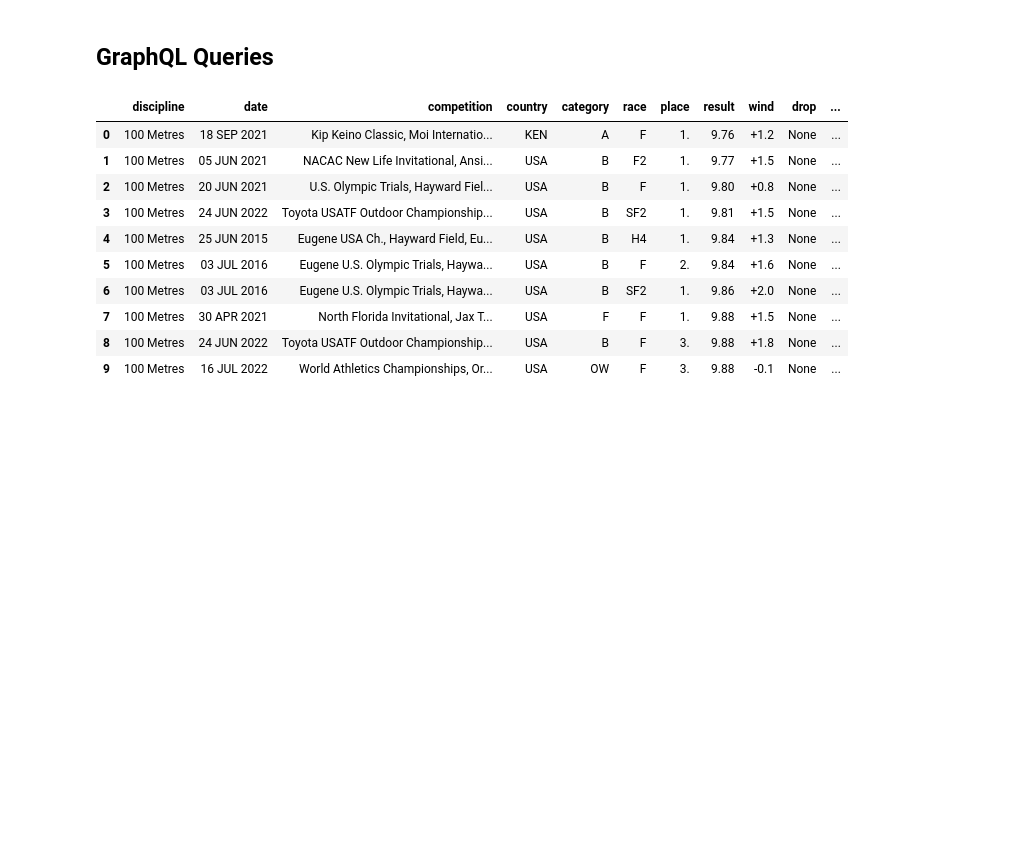
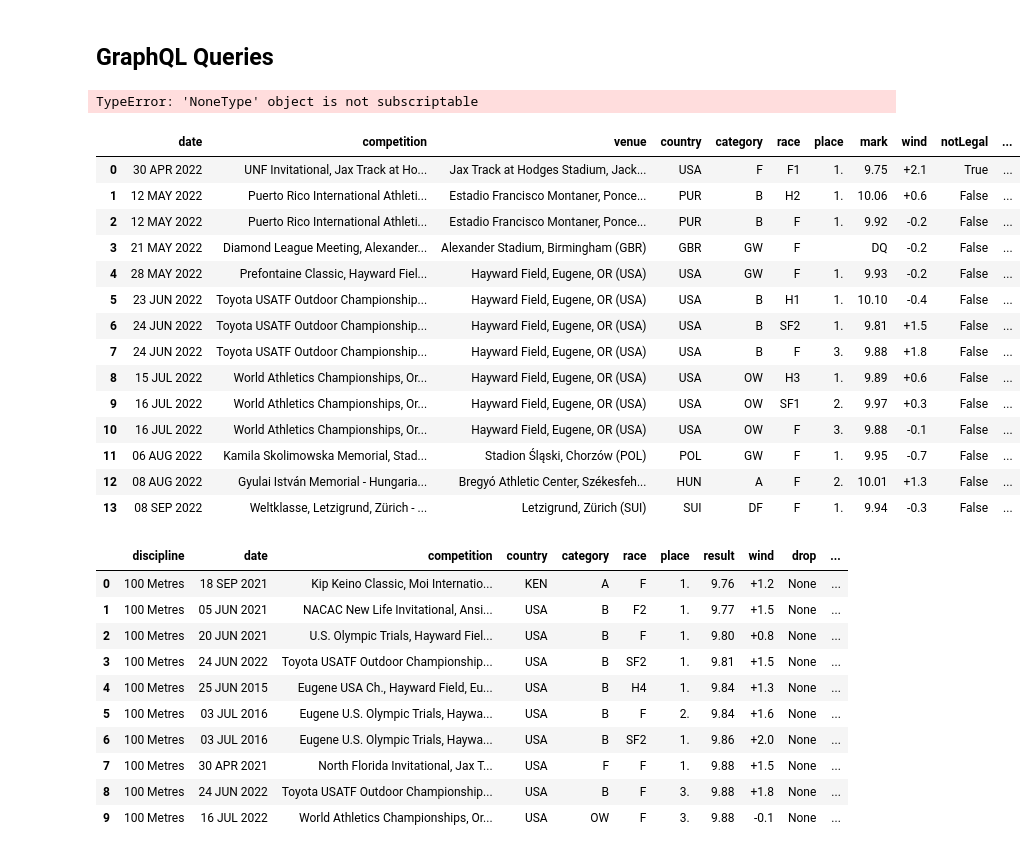
Before and after one commit to georgealexanderday/athletics, a Jupyter notebook: athletics/summative_2.ipynb, the cells around one changed output. Cells and saved outputs as stored; diff of their text form; code cells hidden in the pictures; blank space fills up the shorter version.

```diff
--- a/athletics/summative_2.ipynb
+++ b/athletics/summative_2.ipynb
@@ -106,13 +125,13 @@ def create_headers() -> Dict[str, str]:
     Returns a dict containing the required HTTP headers for the graphql request.
     """
     headers = {
-        "Host": "swf4l5luwzewflhp2kefwlajuu.appsync-api.eu-west-1.amazonaws.com",
+        "Host": "x2iza5bwnneavfz3tdx4osjp6e.appsync-api.eu-west-1.amazonaws.com",
         "Accept": "*/*",
         "Accept-Language": "en-GB,en;q=0.5",
         "Accept-Encoding": "gzip, deflate, br",
         "Referer": "https://worldathletics.org/",
         "content-type": "application/json",
-        "x-api-key": "da2-wugyvvmszndg5hmygcuogwfdaq",
+        "x-api-key": "da2-i7akoctidrg5xi7atduiyjebym",
         "x-amz-user-agent": "aws-amplify/3.0.2",
         "Origin": "https://worldathletics.org",
         "Connection": "keep-alive",
@@ -126,7 +145,7 @@ def create_headers() -> Dict[str, str]:
 
 def create_season_payload(athlete_id: int) -> Dict:
     """
-    Create the payload for the graphql request.
+    Create the payload for the athletes season graphql request.
 
     Params:
         athlete_id: Identifier for an athlete.
@@ -139,22 +158,36 @@ def create_season_payload(athlete_id: int) -> Dict:
         "variables":{
             "resultsByYearOrderBy":"discipline",
             "id":athlete_id,
+            "resultsByYear": "2021"
         },
         "query":"query GetSingleCompetitorResultsDiscipline($id: Int, $resultsByYearOrderBy: String, $resultsByYear: Int) {\n  getSingleCompetitorResultsDiscipline(id: $id, resultsByYear: $resultsByYear, resultsByYearOrderBy: $resultsByYearOrderBy) {\n    parameters {\n      resultsByYear\n      resultsByYearOrderBy\n      __typename\n    }\n    activeYears\n    resultsByEvent {\n      indoor\n      disciplineCode\n      disciplineNameUrlSlug\n      typeNameUrlSlug\n      discipline\n      withWind\n      results {\n        date\n        competition\n        venue\n        country\n        category\n        race\n        place\n        mark\n        wind\n        notLegal\n        resultScore\n        remark\n        __typename\n      }\n      __typename\n    }\n    __typename\n  }\n}\n"
     }
     return payload
 
 def create_all_time_payload(athlete_id: int) -> Dict:
+    """
+    Create the payload for the athletes all-time graphql request.
+
+    Params:
+        athlete_id: Identifier for an athlete.
+
+    Returns:
+        payload: graphql request payload.
+    """
     payload={
         "operationName": "GetSingleCompetitorAllTimePersonalTop10",
         "variables":{
-            "allTimePersonalTop10Discipline": 10229630,
+            "allTimePersonalTop10Discipline": 10229630, #fixed id for 100m
             "id":athlete_id,
         },
         "query":"query GetSingleCompetitorAllTimePersonalTop10($id: Int, $urlSlug: String, $allTimePersonalTop10Discipline: Int) {\n  getSingleCompetitorAllTimePersonalTop10(id: $id, urlSlug: $urlSlug, allTimePersonalTop10Discipline: $allTimePersonalTop10Discipline) {\n    parameters {\n      allTimePersonalTop10Discipline\n      __typename\n    }\n    disciplines {\n      id\n      name\n      __typename\n    }\n    results {\n      discipline\n      date\n      competition\n      country\n      category\n      race\n      place\n      result\n      wind\n      drop\n      withWind\n      withDrop\n      score\n      records\n      remark\n      __typename\n    }\n    __typename\n  }\n}\n"
     }
     return payload
 
+def create_basic_df_from_event_results(event_results: Dict) -> pd.DataFrame:
+    df = pd.DataFrame.from_records(event_results)
+    df = df.drop(['remark', '__typename'], axis=1)
+    return df
 
 
 def filter_season_results(data: Dict) -> pd.DataFrame:
@@ -164,14 +197,12 @@ def filter_season_results(data: Dict) -> pd.DataFrame:
         if event["disciplineCode"] == "100":
             event_results = event['results']
 
-    df = pd.DataFrame.from_records(event_results)
-    df = df.drop(['remark', '__typename'], axis=1)
+    df = create_basic_df_from_event_results(event_results)
     return df
 
 def filter_all_time_results(data: Dict) -> pd.DataFrame:
     event_results = data["data"]["getSingleCompetitorAllTimePersonalTop10"]["results"]
-    df = pd.DataFrame.from_records(event_results)
-    df = df.drop(['remark', '__typename'], axis=1)
+    df = create_basic_df_from_event_results(event_results)
     return df
 
 def init_athlete_to_results(athlete_id_to_name: Dict[int, str]) -> Dict[str, Dict[str, pd.DataFrame]]:
@@ -206,7 +237,9 @@ def create_initial_dataset(athlete_id_to_name: Dict[int, str], athlete_to_result
     return athlete_to_results
 
 
-url = "https://swf4l5luwzewflhp2kefwlajuu.appsync-api.eu-west-1.amazonaws.com/graphql"
+url = "https://x2iza5bwnneavfz3tdx4osjp6e.appsync-api.eu-west-1.amazonaws.com/graphql"
 headers = create_headers()
 athlete_to_results = init_athlete_to_results(athlete_id_to_name)
 athlete_to_results = create_initial_dataset(athlete_id_to_name=athlete_id_to_name, athlete_to_results=athlete_to_results)
+# %% [output]
+TypeError: 'NoneType' object is not subscriptable
@@ -213,3 +248,23 @@ athlete_to_results = create_initial_dataset(athlete_id_to_name=athlete_id_to_nam
+# %%
+test = pickle.load(open('data.pickle', 'rb'))
+# %%
+test['trayvon-bromell']['season']
+# %% [output]
+|  | date | competition | venue | country | category | race | place | mark | wind | notLegal | ... |
+| 0 | 30 APR 2022 | UNF Invitational, Jax Track at Ho... | Jax Track at Hodges Stadium, Jack... | USA | F | F1 | 1. | 9.75 | +2.1 | True | ... |
+| 1 | 12 MAY 2022 | Puerto Rico International Athleti... | Estadio Francisco Montaner, Ponce... | PUR | B | H2 | 1. | 10.06 | +0.6 | False | ... |
+| 2 | 12 MAY 2022 | Puerto Rico International Athleti... | Estadio Francisco Montaner, Ponce... | PUR | B | F | 1. | 9.92 | -0.2 | False | ... |
+| 3 | 21 MAY 2022 | Diamond League Meeting, Alexander... | Alexander Stadium, Birmingham (GBR) | GBR | GW | F |  | DQ | -0.2 | False | ... |
+| 4 | 28 MAY 2022 | Prefontaine Classic, Hayward Fiel... | Hayward Field, Eugene, OR (USA) | USA | GW | F | 1. | 9.93 | -0.2 | False | ... |
+| 5 | 23 JUN 2022 | Toyota USATF Outdoor Championship... | Hayward Field, Eugene, OR (USA) | USA | B | H1 | 1. | 10.10 | -0.4 | False | ... |
+| 6 | 24 JUN 2022 | Toyota USATF Outdoor Championship... | Hayward Field, Eugene, OR (USA) | USA | B | SF2 | 1. | 9.81 | +1.5 | False | ... |
+| 7 | 24 JUN 2022 | Toyota USATF Outdoor Championship... | Hayward Field, Eugene, OR (USA) | USA | B | F | 3. | 9.88 | +1.8 | False | ... |
+| 8 | 15 JUL 2022 | World Athletics Championships, Or... | Hayward Field, Eugene, OR (USA) | USA | OW | H3 | 1. | 9.89 | +0.6 | False | ... |
+| 9 | 16 JUL 2022 | World Athletics Championships, Or... | Hayward Field, Eugene, OR (USA) | USA | OW | SF1 | 2. | 9.97 | +0.3 | False | ... |
+| 10 | 16 JUL 2022 | World Athletics Championships, Or... | Hayward Field, Eugene, OR (USA) | USA | OW | F | 3. | 9.88 | -0.1 | False | ... |
+| 11 | 06 AUG 2022 | Kamila Skolimowska Memorial, Stad... | Stadion Śląski, Chorzów (POL) | POL | GW | F | 1. | 9.95 | -0.7 | False | ... |
+| 12 | 08 AUG 2022 | Gyulai István Memorial - Hungaria... | Bregyó Athletic Center, Székesfeh... | HUN | A | F | 2. | 10.01 | +1.3 | False | ... |
+| 13 | 08 SEP 2022 | Weltklasse, Letzigrund, Zürich - ... | Letzigrund, Zürich (SUI) | SUI | DF | F | 1. | 9.94 | -0.3 | False | ... |
 # %%
 athlete_to_results['trayvon-bromell']['all_time']
 # %% [output]
```
Also changed, not shown: parts of 8 cells of this notebook, 5 other files.
